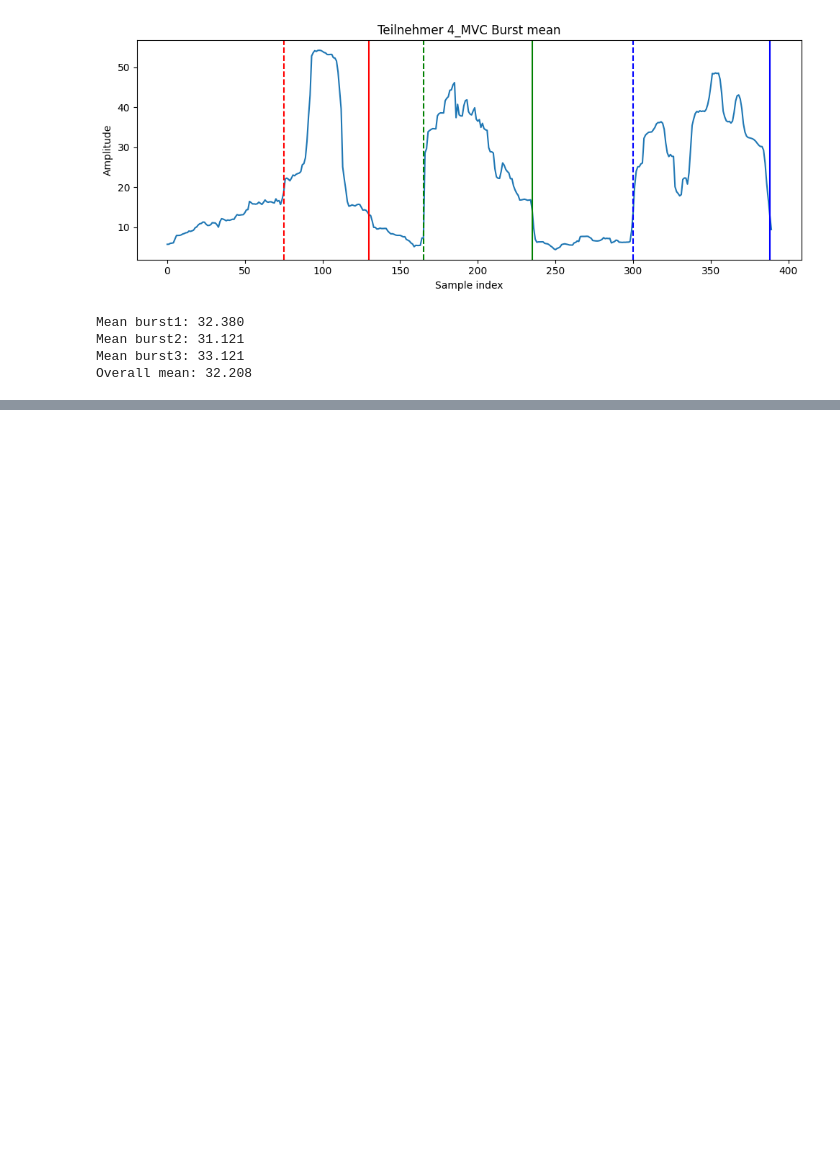
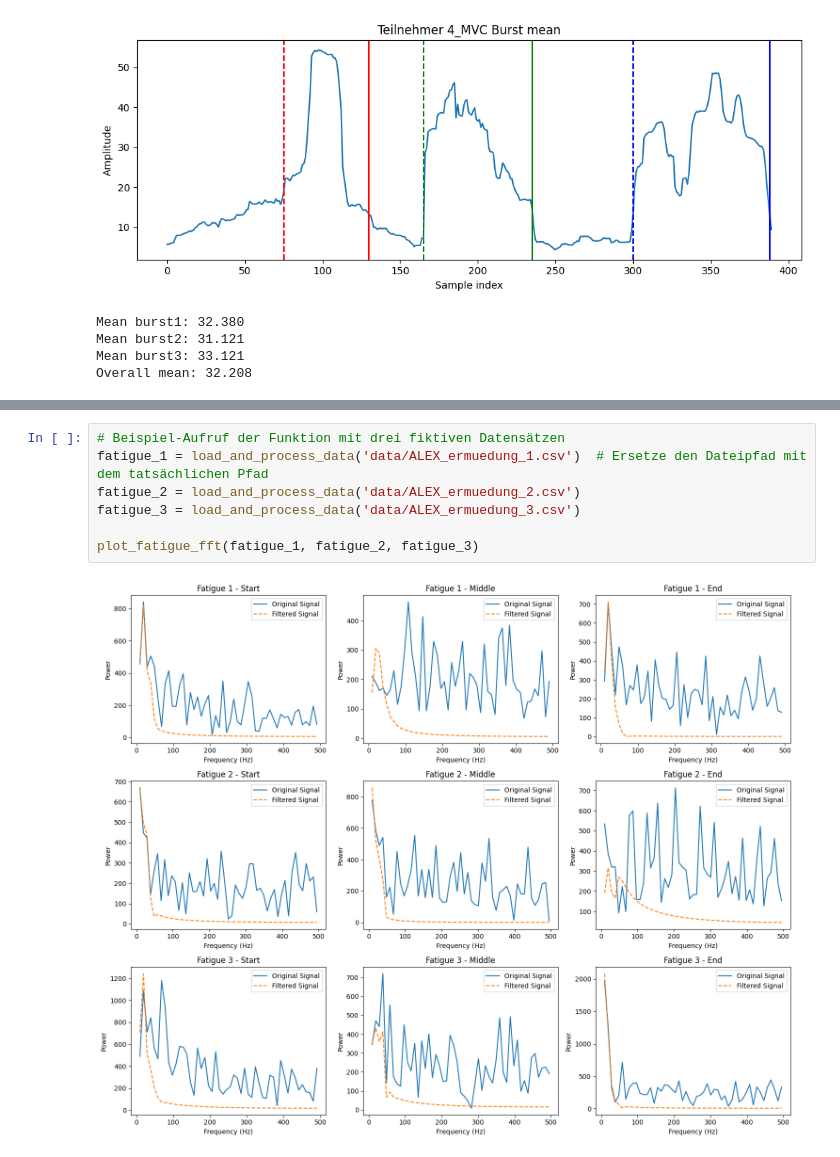
Before and after one commit to AlexKometer/Biosignalverarbeitung3, a Jupyter notebook: LAB_3_B_1.ipynb, the cells around one changed output, grey strips where cells are left out. Cells and saved outputs as stored; diff of their text form; blank space fills up the shorter version.

```diff
--- a/LAB_3_B_1.ipynb
+++ b/LAB_3_B_1.ipynb
@@ -158,0 +180,9 @@ Overall mean: 32.208
+# %%
+# Beispiel-Aufruf der Funktion mit drei fiktiven Datensätzen
+fatigue_1 = load_and_process_data('data/ALEX_ermuedung_1.csv')  # Ersetze den Dateipfad mit dem tatsächlichen Pfad
+fatigue_2 = load_and_process_data('data/ALEX_ermuedung_2.csv')
+fatigue_3 = load_and_process_data('data/ALEX_ermuedung_3.csv')
+
+plot_fatigue_fft(fatigue_1, fatigue_2, fatigue_3)
+# %% [output]
+[figure, added]
```
Also changed, not shown: parts of 4 cells of this notebook, 6 other files.
